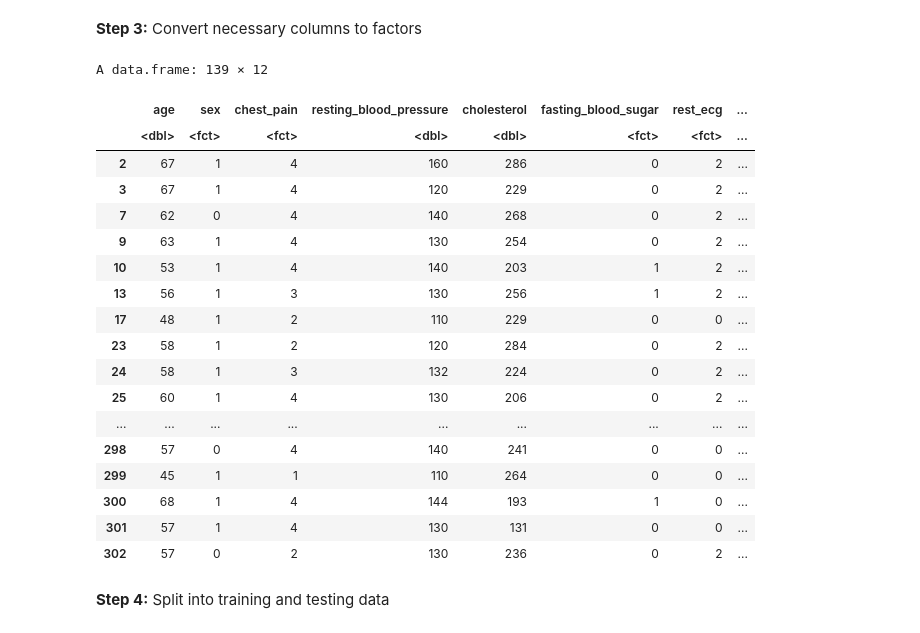
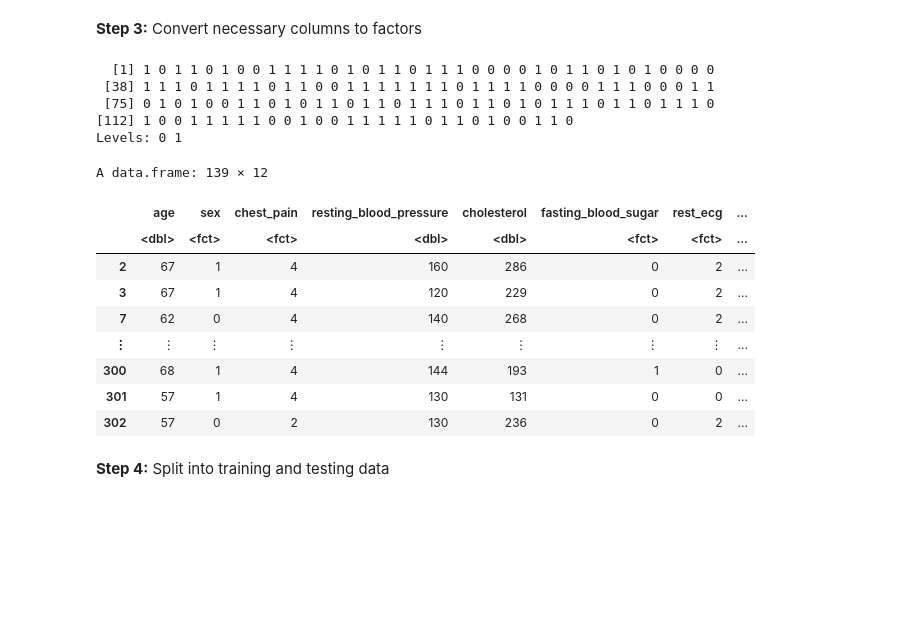
Before and after one commit to lovey155/Project-Proposal-Group-27, a Jupyter notebook: Final Report.ipynb, the cells around one changed output. Saved outputs shown, nothing was run; the diff lists cells and outputs as text; code cells hidden in the pictures; blank space fills up the shorter version.

```diff
--- a/Final Report.ipynb
+++ b/Final Report.ipynb
@@ -96,39 +74,33 @@ Convert necessary columns to factors
 # %%
 heart_data_clean$sex <- as.factor(heart_data_clean$sex)
 heart_data_clean$chest_pain <- as.factor(heart_data_clean$chest_pain)
 heart_data_clean$fasting_blood_sugar <- as.factor(heart_data_clean$fasting_blood_sugar)
 heart_data_clean$rest_ecg <- factor(heart_data_clean$rest_ecg, levels = c("0", "1", "2"))
 heart_data_clean$exercise_induced_angina <- as.factor(heart_data_clean$exercise_induced_angina)
 heart_data_clean$ST_slope <- as.factor(heart_data_clean$ST_slope)
 heart_data_clean$thalassemia <- factor(heart_data_clean$thalassemia, levels = c("3", "6", "7"))
 
 heart_data_clean$diagnosis[heart_data_clean$diagnosis == 1] <- 0
-
-
 heart_data_clean$diagnosis[heart_data_clean$diagnosis == 2] <- 1
 heart_data_clean$diagnosis[heart_data_clean$diagnosis == 3] <- 1
 heart_data_clean$diagnosis[heart_data_clean$diagnosis == 4] <- 1
-
 heart_data_clean$diagnosis <- as.factor(heart_data_clean$diagnosis)
 
+heart_data_clean$diagnosis
 heart_data_clean
 # %% [output]
-A data.frame: 139 × 12
+  [1] 1 0 1 1 0 1 0 0 1 1 1 1 0 1 0 1 1 0 1 1 1 0 0 0 0 1 0 1 1 0 1 0 1 0 0 0 0
+ [38] 1 1 1 0 1 1 1 1 0 1 1 0 0 1 1 1 1 1 1 1 0 1 1 1 1 0 0 0 0 1 1 1 0 0 0 1 1
+ [75] 0 1 0 1 0 0 1 1 0 1 0 1 1 0 1 1 0 1 1 1 0 1 1 0 1 0 1 1 1 0 1 1 0 1 1 1 0
+[112] 1 0 0 1 1 1 1 1 0 0 1 0 0 1 1 1 1 1 0 1 1 0 1 0 0 1 1 0
+Levels: 0 1
+A data.frame: 139 × 12
 |  | age | sex | chest_pain | resting_blood_pressure | cholesterol | fasting_blood_sugar | rest_ecg | ... |
 |  | <dbl> | <fct> | <fct> | <dbl> | <dbl> | <fct> | <fct> | ... |
 | 2 | 67 | 1 | 4 | 160 | 286 | 0 | 2 | ... |
 | 3 | 67 | 1 | 4 | 120 | 229 | 0 | 2 | ... |
 | 7 | 62 | 0 | 4 | 140 | 268 | 0 | 2 | ... |
-| 9 | 63 | 1 | 4 | 130 | 254 | 0 | 2 | ... |
-| 10 | 53 | 1 | 4 | 140 | 203 | 1 | 2 | ... |
-| 13 | 56 | 1 | 3 | 130 | 256 | 1 | 2 | ... |
-| 17 | 48 | 1 | 2 | 110 | 229 | 0 | 0 | ... |
-| 23 | 58 | 1 | 2 | 120 | 284 | 0 | 2 | ... |
-| 24 | 58 | 1 | 3 | 132 | 224 | 0 | 2 | ... |
-| 25 | 60 | 1 | 4 | 130 | 206 | 0 | 2 | ... |
-| ... | ... | ... | ... | ... | ... | ... | ... | ... |
-| 298 | 57 | 0 | 4 | 140 | 241 | 0 | 0 | ... |
-| 299 | 45 | 1 | 1 | 110 | 264 | 0 | 0 | ... |
+| ⋮ | ⋮ | ⋮ | ⋮ | ⋮ | ⋮ | ⋮ | ⋮ | ... |
 | 300 | 68 | 1 | 4 | 144 | 193 | 1 | 0 | ... |
 | 301 | 57 | 1 | 4 | 130 | 131 | 0 | 0 | ... |
 | 302 | 57 | 0 | 2 | 130 | 236 | 0 | 2 | ... |
```
Also changed, not shown: parts of 31 cells of this notebook.
